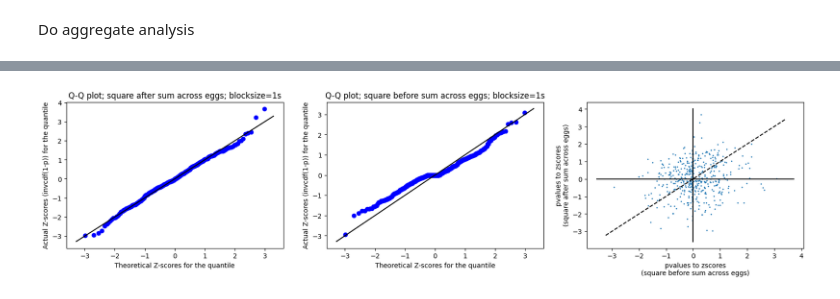
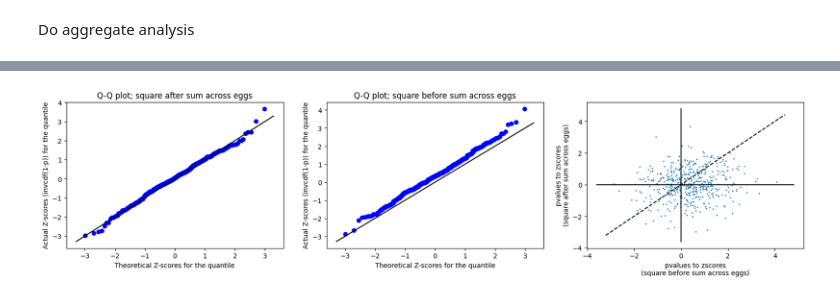
Before and after one commit to AvantiShri/gcp_analysis, a Jupyter notebook: alldata/Replicate_GCP1_main_conclusion.ipynb, the cells around one changed output, grey strips where cells are left out. Drawn from its saved outputs; the diff is of its cells as text; code cells hidden in the pictures.

```diff
--- a/alldata/Replicate_GCP1_main_conclusion.ipynb
+++ b/alldata/Replicate_GCP1_main_conclusion.ipynb
@@ -37,5 +45,9 @@ from gcpdatautils import parse_events_html
 #download the formal event registry and read the events in
 !wget https://global-mind.org/pred_formal.html -O pred_formal.html
 
-included_events = parse_events_html("/content/drive/MyDrive/GCP_data/pred_formal.html", exclude_events_longer_than_days=7)
+# we will parse the events file, dropping events longer than 30 days for memory efficiency
+# we will also drop 'New Year Var...' events as they tend to be redundant in duration
+# with the 'mean' events, and we are going to do a standard analysis on all the events
+included_events = parse_events_html("/content/drive/MyDrive/GCP_data/pred_formal.html",
+                                    exclude_events_longer_than_days=30)
 # %% [output]
@@ -80,7 +246,7 @@ import numpy as np
 import scipy
 #data for a top-ranked GCP event - Valentine's day 2009
 # Compare to: https://global-mind.org/valentines.09.html
-idx=275
+idx=278
 print(included_events[idx])
 
 start_datetime, end_datetime = included_events[idx][2], included_events[idx][3]
@@ -236,52 +364,45 @@ from matplotlib import pyplot as plt
 
 print("num events after dropping events with missing data:", len(surviving_events))
 
-for blocksize_counter, blocksize in enumerate(BLOCKSIZES):
-  print("\n\n\nBlocksize:", blocksize, "seconds")
+for (touse_pvaltozs_sumthensquare, touse_pvaltozs_squarethensum, testtype) in (
+    [ (allevents_pvaltozs_sumthensquare, allevents_pvaltozs_squarethensum, "actual")]
+    +[ (controls_pvaltozs_sumthensquare[control_timeshift],
+        controls_pvaltozs_squarethensum[control_timeshift],
+        "controltimeshift_"+str(control_timeshift))
+        for control_timeshift in control_timeshifts ]):
 
-  for (touse_pvaltozs_sumthensquare, touse_pvaltozs_squarethensum, testtype) in (
-      [ (all_pvaltozs_sumthensquare, all_pvaltozs_squarethensum, "actual")]
-      +[ (controls_all_pvaltozs_sumthensquare[control_timeshift],
-          controls_all_pvaltozs_squarethensum[control_timeshift],
-          "controltimeshift_"+str(control_timeshift))
-         for control_timeshift in control_timeshifts ]):
+  print("************TIME PERIODS:", testtype)
 
-    print("************TEST TYPE:", testtype)
+  pvaltoz_sumthensquare = np.array(touse_pvaltozs_sumthensquare)
+  pvaltoz_squarethensum = np.array(touse_pvaltozs_squarethensum)
 
-    for i in range(len(touse_pvaltozs_sumthensquare)):
-      if np.isnan(touse_pvaltozs_sumthensquare[i][blocksize_counter]):
-        print("Nan warning for event:", surviving_events[i])
+  metaz_sumthensquare = np.sum(pvaltoz_sumthensquare)/np.sqrt(len(pvaltoz_sumthensquare))
+  metaz_squarethensum = np.sum(pvaltoz_squarethensum)/np.sqrt(len(pvaltoz_squarethensum))
+  print("Meta-analysis Z-score if squaring *after* summing:", metaz_sumthensquare, "pval:", 1-scipy.stats.norm.cdf(metaz_sumthensquare))
+  print("Meta-analysis Z-score if squaring *before* summing", metaz_squarethensum, "pval: ", 1-scipy.stats.norm.cdf(metaz_squarethensum))
+  print("Argmax event for square after summing:", surviving_events[np.argmax(pvaltoz_sumthensquare)], np.max(pvaltoz_sumthensquare))
+  print("Argmax event for square before summing:", surviving_events[np.argmax(pvaltoz_squarethensum)], np.max(pvaltoz_squarethensum))
+  print("Correlation between the two scores:", scipy.stats.pearsonr(pvaltoz_squarethensum, pvaltoz_sumthensquare))
 
-    pvaltoz_sumthensquare = [x for x in np.array([x[blocksize_counter] for x in touse_pvaltozs_sumthensquare]) if np.isnan(x)==False]
-    pvaltoz_squarethensum = [x for x in np.array([x[blocksize_counter] for x in touse_pvaltozs_squarethensum]) if np.isnan(x)==False]
-
-    metaz_sumthensquare = np.sum(pvaltoz_sumthensquare)/np.sqrt(len(pvaltoz_sumthensquare))
-    metaz_squarethensum = np.sum(pvaltoz_squarethensum)/np.sqrt(len(pvaltoz_squarethensum))
-    print("Meta-analysis Z-score if squaring *after* summing:", metaz_sumthensquare, "pval:", 1-scipy.stats.norm.cdf(metaz_sumthensquare))
-    print("Meta-analysis Z-score if squaring *before* summing", metaz_squarethensum, "pval: ", 1-scipy.stats.norm.cdf(metaz_squarethensum))
-    print("Argmax event for square after summing:", surviving_events[np.argmax(pvaltoz_sumthensquare)], np.max(pvaltoz_sumthensquare))
-    print("Argmax event for square before summing:", surviving_events[np.argmax(pvaltoz_squarethensum)], np.max(pvaltoz_squarethensum))
-    print("Correlation between the two scores:", scipy.stats.pearsonr(pvaltoz_squarethensum, pvaltoz_sumthensquare))
-
-    fig, ax = plt.subplots(ncols=3, figsize=(20,4))
-    plt.sca(ax[0])
-    scipy.stats.probplot(pvaltoz_sumthensquare, dist=scipy.stats.norm, plot=plt, fit=False)
-    plt.plot(plt.xlim(), plt.xlim(), color="black")
-    plt.title("Q-Q plot; square after sum across eggs; blocksize="+str(blocksize)+"s")
-    plt.xlabel("Theoretical Z-scores for the quantile")
-    plt.ylabel("Actual Z-scores (invcdf(1-p)) for the quantile")
-    plt.sca(ax[1])
-    scipy.stats.probplot(pvaltoz_squarethensum, dist=scipy.stats.norm, plot=plt, fit=False)
-    plt.plot(plt.xlim(), plt.xlim(), color="black")
-    plt.title("Q-Q plot; square before sum across eggs; blocksize="+str(blocksize)+"s")
-    plt.xlabel("Theoretical Z-scores for the quantile")
-    plt.ylabel("Actual Z-scores (invcdf(1-p)) for the quantile")
-    plt.sca(ax[2])
-    plt.scatter(pvaltoz_squarethensum, pvaltoz_sumthensquare, s=1)
-    plt.plot(plt.xlim(), plt.xlim(), color="black", linestyle="--")
-    plt.plot(plt.xlim(), [0,0], color="black")
-    plt.plot([0,0], plt.ylim(), color="black")
-    plt.xlabel("pvalues to zscores\n(square before sum across eggs)")
-    plt.ylabel("pvalues to zscores\n(square after sum across eggs)")
-    plt.show()
+  fig, ax = plt.subplots(ncols=3, figsize=(20,4))
+  plt.sca(ax[0])
+  scipy.stats.probplot(pvaltoz_sumthensquare, dist=scipy.stats.norm, plot=plt, fit=False)
+  plt.plot(plt.xlim(), plt.xlim(), color="black")
+  plt.title("Q-Q plot; square after sum across eggs")
+  plt.xlabel("Theoretical Z-scores for the quantile")
+  plt.ylabel("Actual Z-scores (invcdf(1-p)) for the quantile")
+  plt.sca(ax[1])
+  scipy.stats.probplot(pvaltoz_squarethensum, dist=scipy.stats.norm, plot=plt, fit=False)
+  plt.plot(plt.xlim(), plt.xlim(), color="black")
+  plt.title("Q-Q plot; square before sum across eggs")
+  plt.xlabel("Theoretical Z-scores for the quantile")
+  plt.ylabel("Actual Z-scores (invcdf(1-p)) for the quantile")
+  plt.sca(ax[2])
+  plt.scatter(pvaltoz_squarethensum, pvaltoz_sumthensquare, s=1)
+  plt.plot(plt.xlim(), plt.xlim(), color="black", linestyle="--")
+  plt.plot(plt.xlim(), [0,0], color="black")
+  plt.plot([0,0], plt.ylim(), color="black")
+  plt.xlabel("pvalues to zscores\n(square before sum across eggs)")
+  plt.ylabel("pvalues to zscores\n(square after sum across eggs)")
+  plt.show()
 # %% [output]
@@ -306 +423 @@ Correlation between the two scores: PearsonRResult(statistic=0.1221491062960737,
-[figure, old version]
+[figure, new version]
```
Also changed, not shown: parts of 13 cells of this notebook.
